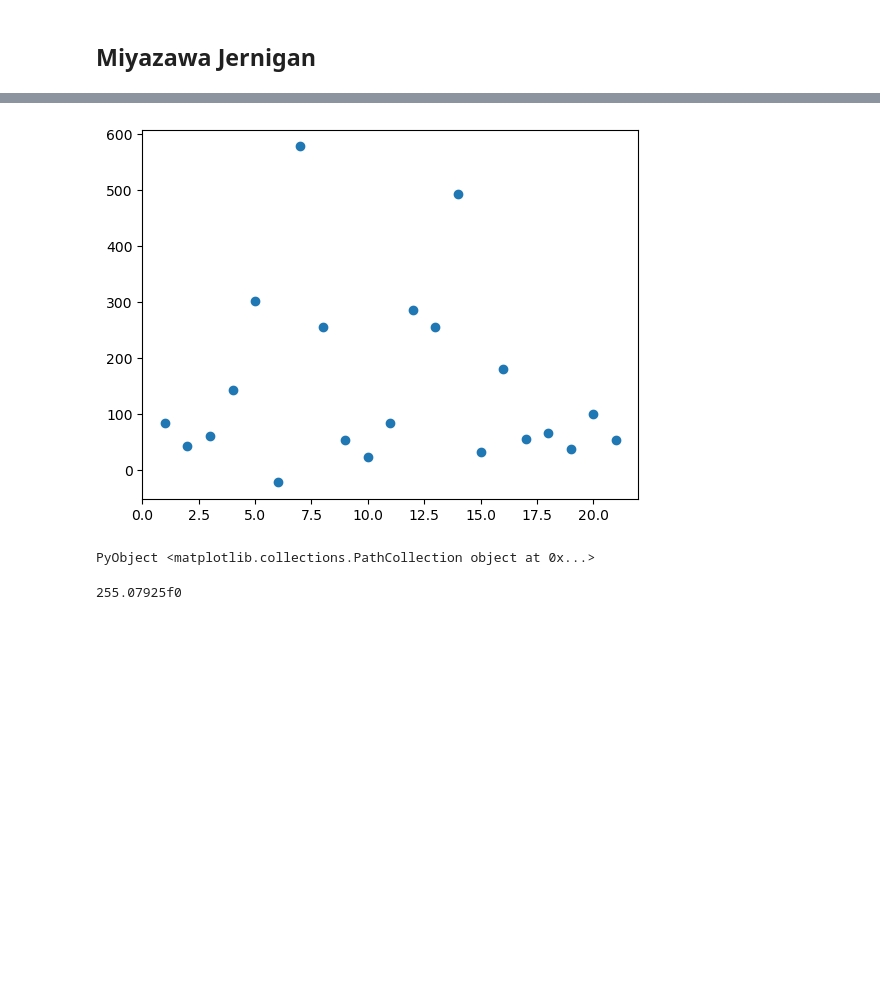
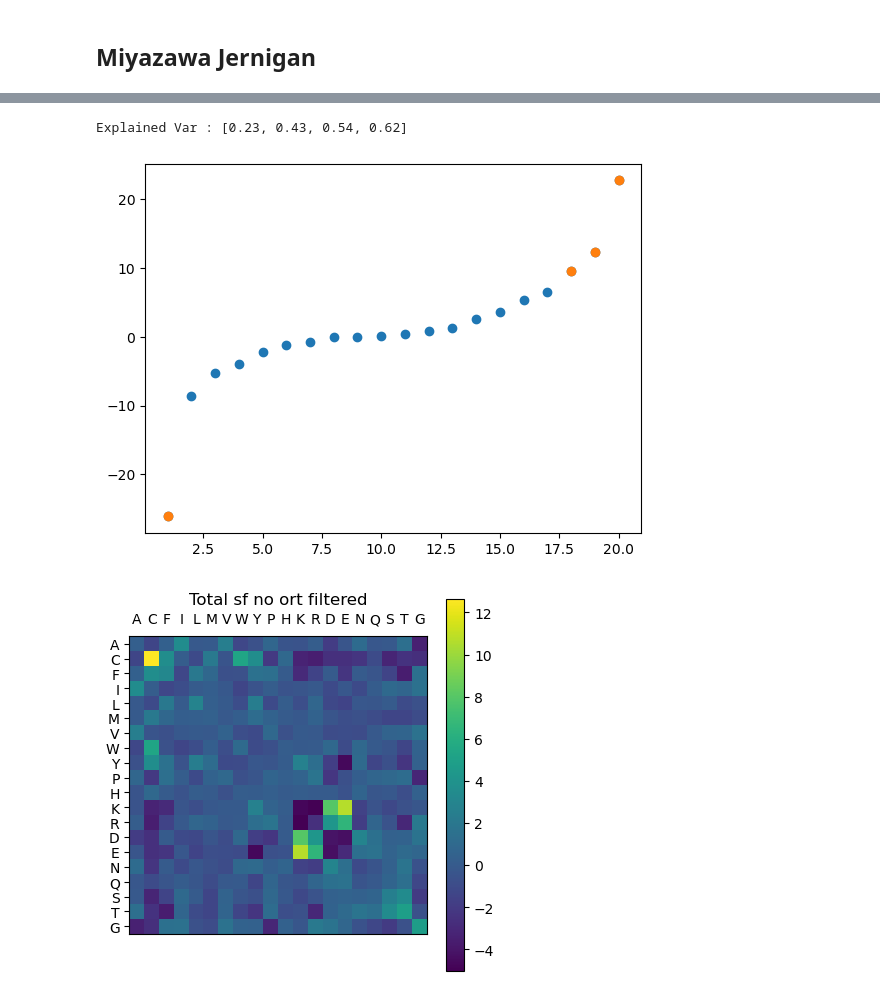
Before and after one commit to leonardodibari/HopfieldDCA.jl, a Jupyter notebook: notebooks/int_matrix.ipynb, the cells around one changed output, grey strips where cells are left out. Drawn from its saved outputs; the diff is of its cells as text; code cells hidden in the pictures; blank space fills up the shorter version.

```diff
--- a/notebooks/int_matrix.ipynb
+++ b/notebooks/int_matrix.ipynb
@@ -294,9 +202,11 @@ end
-# %%
-scatter(1:length(llh), llh)
-# %% [output]
-[figure, removed]
-PyObject <matplotlib.collections.PathCollection object at 0x...>
-# %%
-llh[sortperm(abs.(llh), rev=true)[6]]
-# %% [output]
-255.07925f0
+# %%
+@load "../../DataAttentionDCA/data/PF00014/ortfalse_parsH21η0.5λ0.001T200.jld2"
+m1 = m ; n_eig = 4;
+aa = get_filt_mat_sf(m1.K, m1.V, "../../DataAttentionDCA/data/PF00014/PF00014_struct.dat",
+    ppv_cutoff = 0.8)
+eigen_an(aa, n_eig, tit = "sf no ort filtered")
+;
+# %% [output]
+Explained Var : [0.23, 0.43, 0.54, 0.62]
+[figure, added]
+[figure, added]
```
Also changed, not shown: parts of 19 cells of this notebook, 1 other file.
